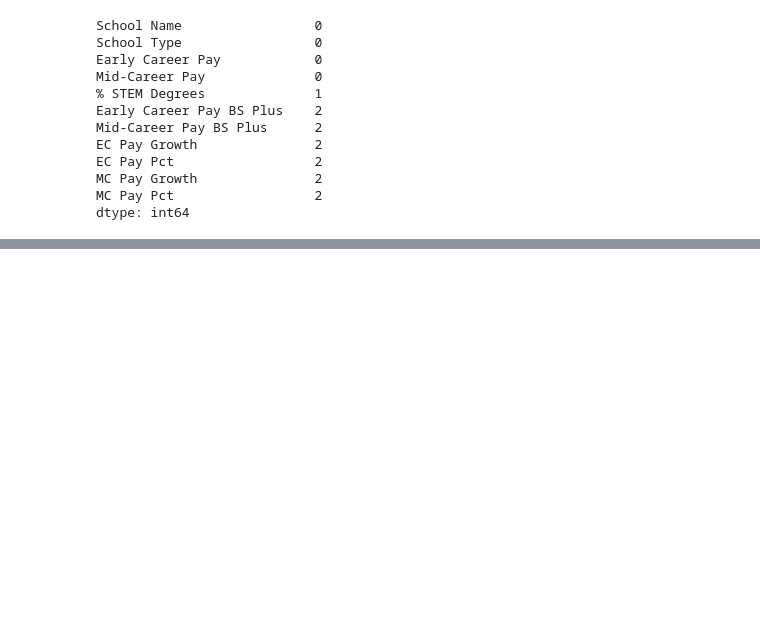
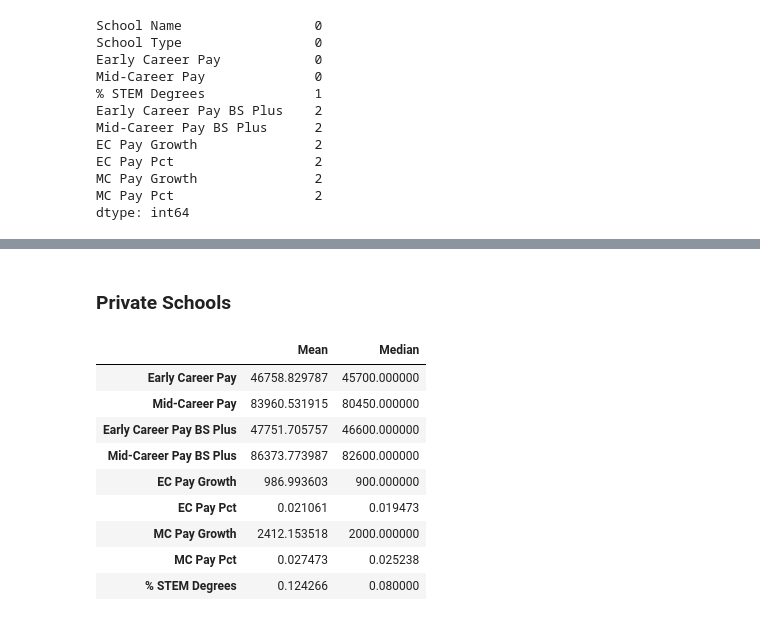
Before and after one commit to rohitrao1/Analysis-of-Higher-Education, a Jupyter notebook: ABComp.ipynb, the cells around one changed output, grey strips where cells are left out. Saved outputs shown, nothing was run; the diff lists cells and outputs as text; code cells hidden in the pictures; blank space fills up the shorter version.

```diff
--- a/ABComp.ipynb
+++ b/ABComp.ipynb
@@ -104,0 +135,32 @@ display(ivylg_data)
+# %% [markdown]
+### Private Schools
+# %%
+#  Mean info
+privt_mean = privt_data[["Early Career Pay", "Mid-Career Pay",
+                         "Early Career Pay BS Plus", "Mid-Career Pay BS Plus",
+                         "EC Pay Growth", "EC Pay Pct", "MC Pay Growth", "MC Pay Pct",
+                         "% STEM Degrees"
+                        ]].mean()
+#  Create summary data frame to hold all results
+privt_summ = pd.DataFrame(privt_mean, columns=["Mean"])
+#  Median info
+privt_medi = privt_data[["Early Career Pay", "Mid-Career Pay",
+                         "Early Career Pay BS Plus", "Mid-Career Pay BS Plus",
+                         "EC Pay Growth", "EC Pay Pct", "MC Pay Growth", "MC Pay Pct",
+                         "% STEM Degrees"
+                        ]].median()
+#  Add median info to summary
+privt_summ["Median"] = privt_medi
+
+privt_summ
+# %% [output]
+|  | Mean | Median |
+| Early Career Pay | 46758.829787 | 45700.000000 |
+| Mid-Career Pay | 83960.531915 | 80450.000000 |
+| Early Career Pay BS Plus | 47751.705757 | 46600.000000 |
+| Mid-Career Pay BS Plus | 86373.773987 | 82600.000000 |
+| EC Pay Growth | 986.993603 | 900.000000 |
+| EC Pay Pct | 0.021061 | 0.019473 |
+| MC Pay Growth | 2412.153518 | 2000.000000 |
+| MC Pay Pct | 0.027473 | 0.025238 |
+| % STEM Degrees | 0.124266 | 0.080000 |
```
Also changed, not shown: parts of 18 cells of this notebook.
